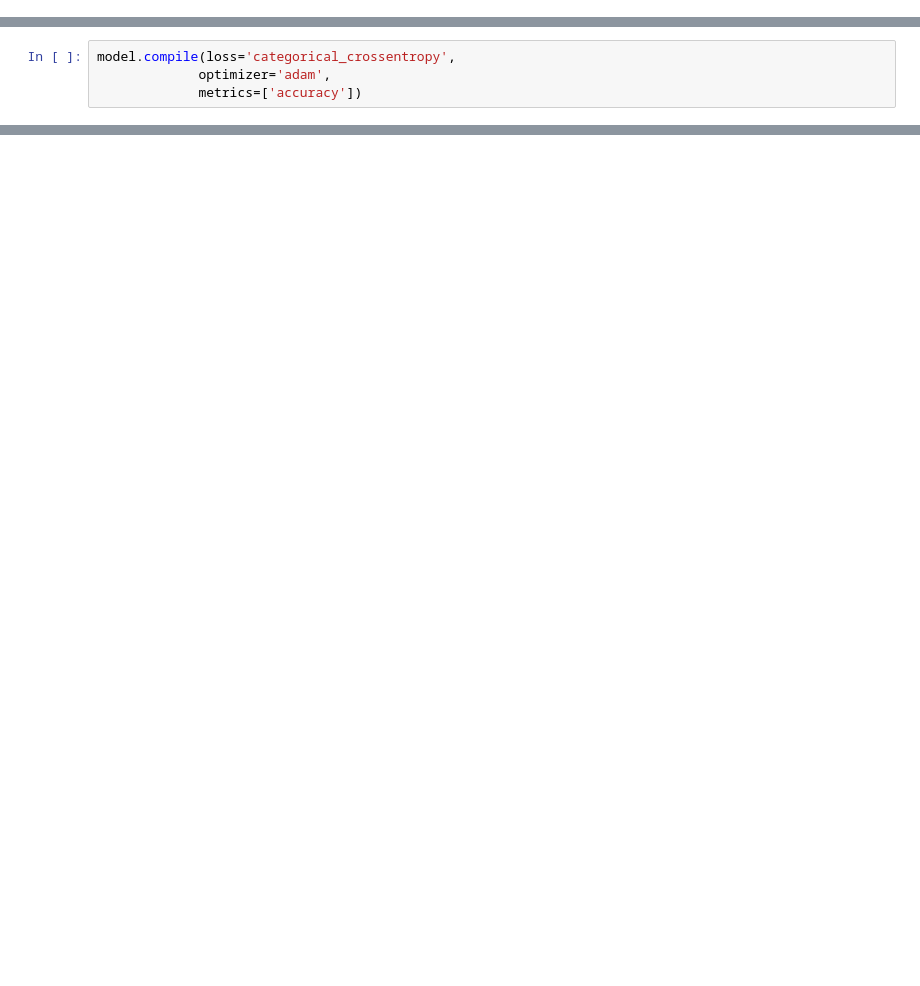
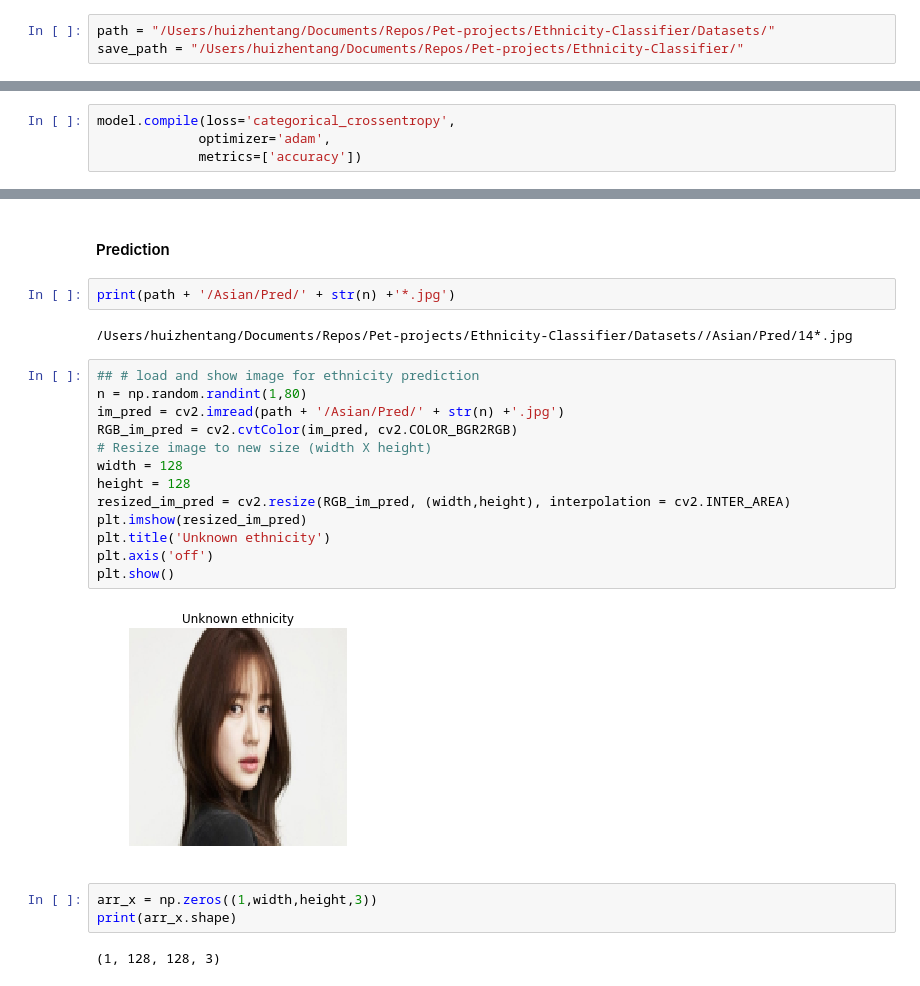
Before and after one commit to TanghuiL/Ethnicity-classifier, a Jupyter notebook: Ethnicity-classifier.ipynb, the cells around one changed output, grey strips where cells are left out. Drawn from its saved outputs; the diff is of its cells as text; blank space fills up the shorter version.

```diff
--- a/Ethnicity-classifier.ipynb
+++ b/Ethnicity-classifier.ipynb
@@ -159,0 +32,3 @@ y_val = keras.utils.to_categorical(np.asarray(y_val), num_classes)
+# %%
+path = "/Users/huizhentang/Documents/Repos/Pet-projects/Ethnicity-Classifier/Datasets/"
+save_path = "/Users/huizhentang/Documents/Repos/Pet-projects/Ethnicity-Classifier/"
@@ -221,0 +242,26 @@ print('Test accuracy:', score[1])
+# %% [markdown]
+#### Prediction
+# %%
+print(path + '/Asian/Pred/' + str(n) +'*.jpg')
+# %% [output]
+/Users/huizhentang/Documents/Repos/Pet-projects/Ethnicity-Classifier/Datasets//Asian/Pred/14*.jpg
+# %%
+## # load and show image for ethnicity prediction
+n = np.random.randint(1,80)
+im_pred = cv2.imread(path + '/Asian/Pred/' + str(n) +'.jpg')
+RGB_im_pred = cv2.cvtColor(im_pred, cv2.COLOR_BGR2RGB)
+# Resize image to new size (width X height)
+width = 128
+height = 128
+resized_im_pred = cv2.resize(RGB_im_pred, (width,height), interpolation = cv2.INTER_AREA)
+plt.imshow(resized_im_pred)
+plt.title('Unknown ethnicity')
+plt.axis('off')
+plt.show()
+# %% [output]
+[figure, added]
+# %%
+arr_x = np.zeros((1,width,height,3))
+print(arr_x.shape)
+# %% [output]
+(1, 128, 128, 3)
```
Also changed, not shown: parts of 62 cells of this notebook, 6 other files.
